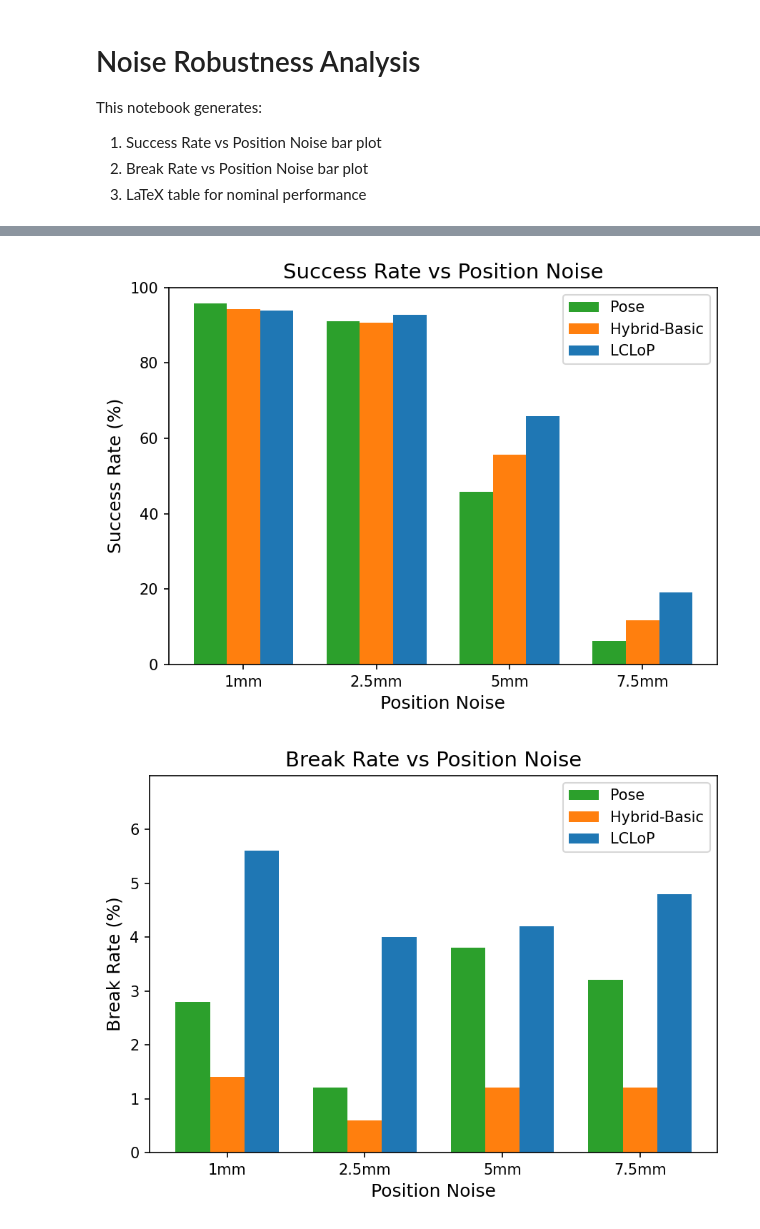
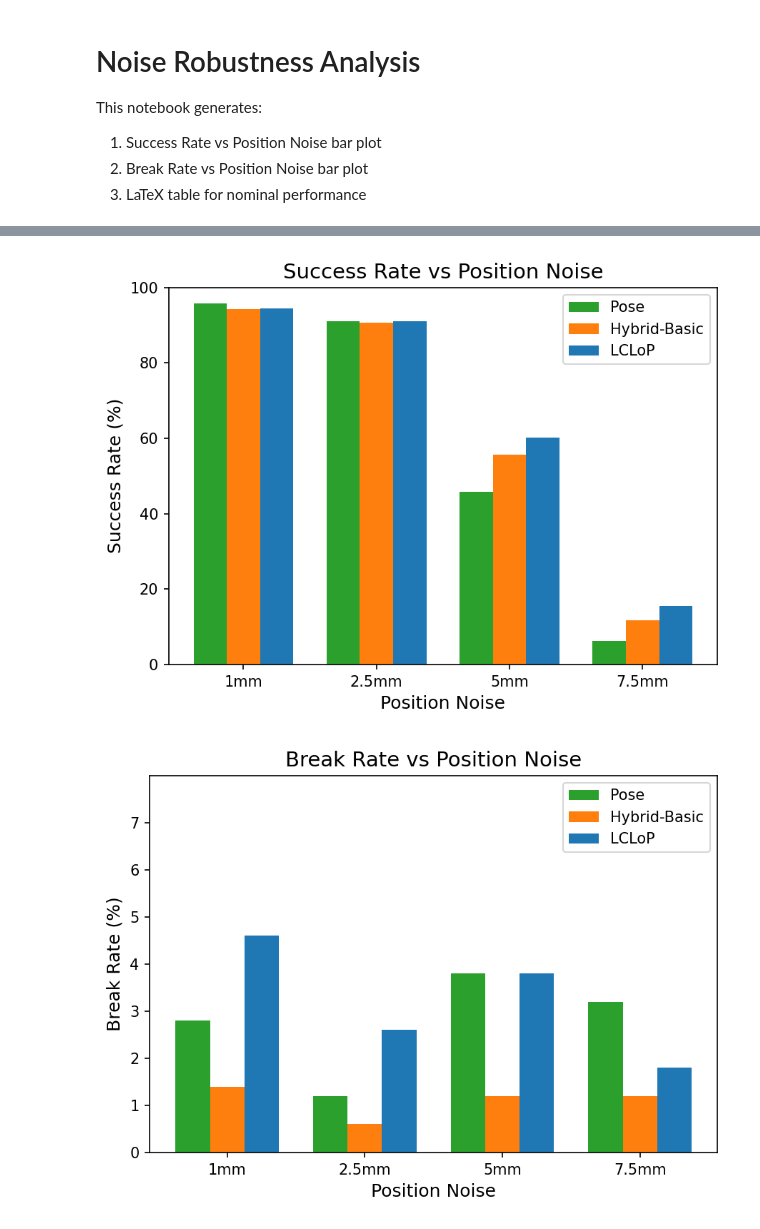
Before and after one commit to RoboNuke/Continuous_Force_RL, a Jupyter notebook: scripts/data_processing/noise_robustness_analysis.ipynb, the cells around one changed output, grey strips where cells are left out. Drawn from its saved outputs; the diff is of its cells as text; code cells hidden in the pictures.

```diff
--- a/scripts/data_processing/noise_robustness_analysis.ipynb
+++ b/scripts/data_processing/noise_robustness_analysis.ipynb
@@ -24,9 +24,14 @@ PROJECT = "SG_Exps"
 METHOD_TAGS = {
     "Pose": "pose_perf-comp:2026-01-05_10:54",
     "Hybrid-Basic": "basic-hybrid_perf-comp:2026-01-05_10:54",
-    "LCLoP": "LCLoP_perf-comp:2026-01-05_10:54",
-    "CLoP": "CLoP_perf-comp:2026-01-09_22:56",
-    #"LCLoP": "LCLoP_fix_perf-comp:2026-01-09_11:17",
+    #"LCLoP": "LCLoP_perf-comp:2026-01-05_10:54",
+    #"New": "LCLoP_softplus:2026-01-09_23:06", #(top 4) most similar to basic noise but lower general
+    #"New": "LCLoP_stiff_softplus:2026-01-09_23:06", #(top 4 great noise, bad basic)
+    #"New": "softplus_tests:5:2026-01-09_22:55", # max softplus  #okay
+    #"New": "softplus_tests:0:2026-01-09_22:55", #maxsoftplus + zcon #worst
+    #"New": "softplus_tests:1:2026-01-09_22:55", #softplus + zcon #not done
+    #"CLoP": "CLoP_perf-comp:2026-01-09_22:56",
+    "LCLoP": "LCLoP_fix_perf-comp:2026-01-09_11:17",
 }
 
 # Evaluation Tags
@@ -258,7 +263,7 @@ COLORS = {
     "Pose": "#2ca02c",        # Green
     "Hybrid-Basic": "#ff7f0e", # Orange
     "LCLoP": "#1f77b4",       # Blue
-    "CLoP": "#781fb4",       # Purple
+    "New": "#781fb4",       # Purple
 }
 
 # Font sizes
@@ -323,14 +328,14 @@ ax.legend(fontsize=FONT_LEGEND)
 plt.tight_layout()
 plt.show()
 # %% [output]
-[figure, old version]
+[figure, new version]
 # %%
 # ============================================================
 # BLOCK 5: BREAK RATE VS POSITION NOISE - BAR PLOT
 # ============================================================
 
 # Policy Selection
-TOP_N_POLICIES = None  # Set to integer (e.g., 3) to use top N policies, or None for all
+#TOP_N_POLICIES = None  # Set to integer (e.g., 3) to use top N policies, or None for all
 
 # Plot Constants
 FIGSIZE = (6, 4.5)
@@ -342,7 +347,7 @@ COLORS = {
     "Pose": "#2ca02c",
     "Hybrid-Basic": "#ff7f0e",
     "LCLoP": "#1f77b4",
-    "CLoP": "#781fb4",       # Purple
+    "New": "#781fb4",       # Purple
 }
 
 # Font sizes
@@ -352,7 +357,7 @@ FONT_TICK = 10
 FONT_LEGEND = 10
 
 # Axis configuration
-Y_LIM = (0, 7)
+Y_LIM = (0, 8)
 Y_TICKS = [i for i in range(Y_LIM[-1])]
 
 # Labels
@@ -380,34 +385,34 @@ fig, ax = plt.subplots(figsize=FIGSIZE, dpi=DPI)
 
 for i, method_name in enumerate(method_names):
     df = noise_data[method_name]
     df = filter_top_n_runs(df, best_checkpoints_by_method[method_name], TOP_N_POLICIES)
     means = []
     for noise_label in noise_labels:
         subset = df[df["noise_level"] == noise_label]
         if not subset.empty:
             total = subset["total"].sum()
             break_rate = 100 * subset["breaks"].sum() / total
             means.append(break_rate)
         else:
             means.append(0)
 
     offset = (i - len(method_names)/2 + 0.5) * BAR_WIDTH
     ax.bar(x + offset, means, BAR_WIDTH, label=method_name, color=COLORS[method_name])
 
 ax.set_xlabel(X_LABEL, fontsize=FONT_AXIS_LABEL)
 ax.set_ylabel(Y_LABEL, fontsize=FONT_AXIS_LABEL)
 ax.set_title(TITLE, fontsize=FONT_TITLE)
 ax.set_xticks(x)
 ax.set_xticklabels(noise_labels, fontsize=FONT_TICK)
 ax.set_ylim(Y_LIM)
 ax.set_yticks(Y_TICKS)
 ax.tick_params(axis='y', labelsize=FONT_TICK)
 ax.legend(fontsize=FONT_LEGEND)
 
 plt.tight_layout()
 plt.show()
 # %% [output]
-[figure, old version]
+[figure, new version]
 # %%
 # ============================================================
 # BLOCK 6: LATEX TABLE - NOMINAL PERFORMANCE
```
Also changed, not shown: parts of 3 cells of this notebook, 1 other file.
